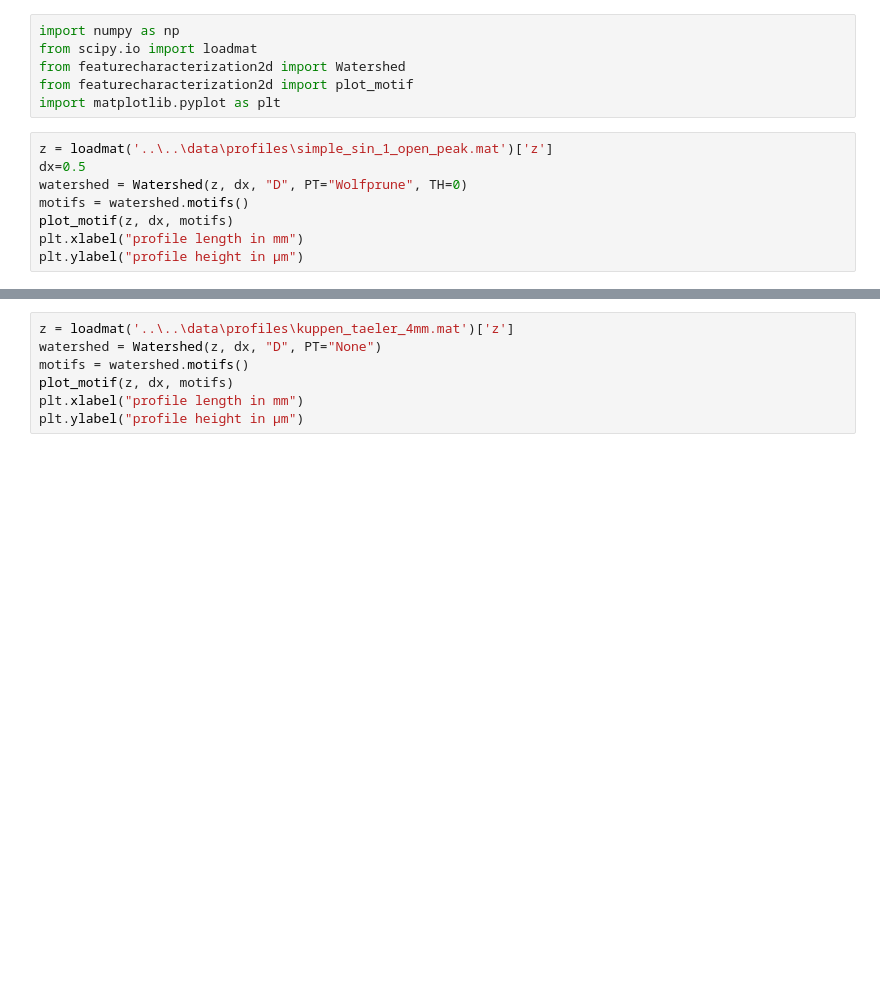
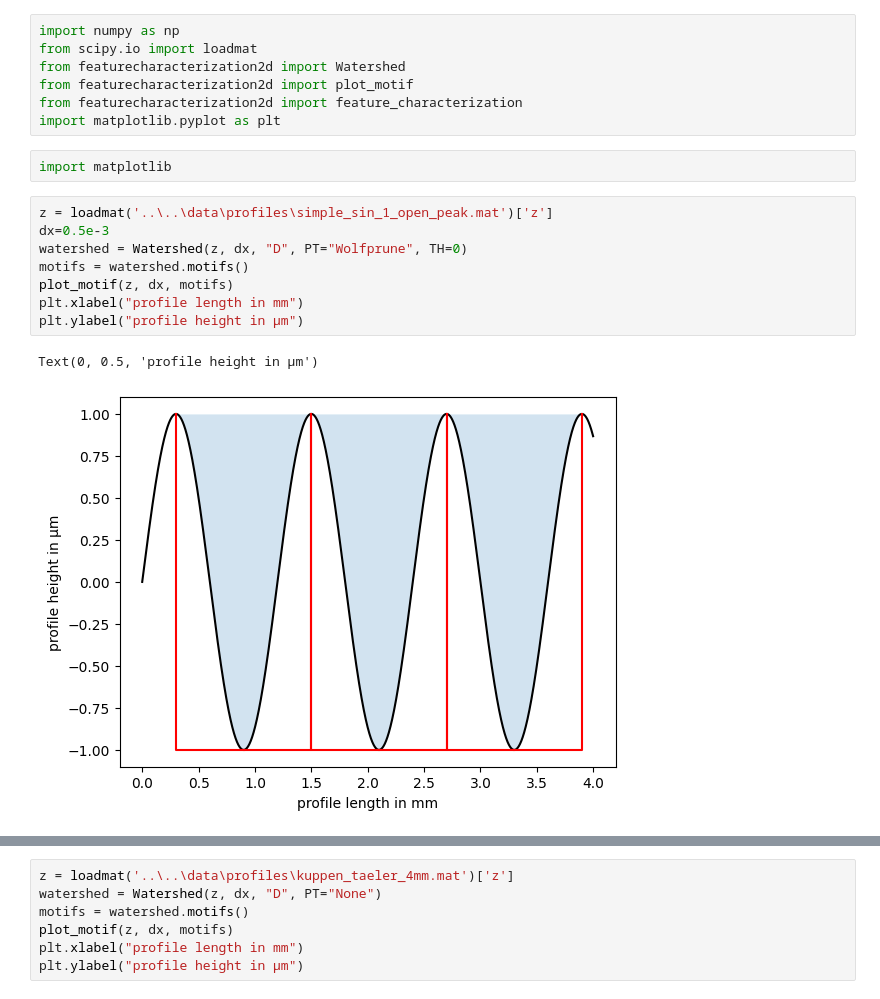
Before and after one commit to mts-public/feature-characterization-for-profile-surface-texture, a Jupyter notebook: python/case_studies/case_studies.ipynb, the cells around one changed output, grey strips where cells are left out. Saved outputs shown, nothing was run; the diff lists cells and outputs as text; blank space fills up the shorter version.

```diff
--- a/python/case_studies/case_studies.ipynb
+++ b/python/case_studies/case_studies.ipynb
@@ -3,15 +3,21 @@ import numpy as np
 from scipy.io import loadmat
 from featurecharacterization2d import Watershed
 from featurecharacterization2d import plot_motif
+from featurecharacterization2d import feature_characterization
 import matplotlib.pyplot as plt
+# %%
+import matplotlib
 # %%
 z = loadmat('..\..\data\profiles\simple_sin_1_open_peak.mat')['z']
-dx=0.5
+dx=0.5e-3
 watershed = Watershed(z, dx, "D", PT="Wolfprune", TH=0)
 motifs = watershed.motifs()
 plot_motif(z, dx, motifs)
 plt.xlabel("profile length in mm")
 plt.ylabel("profile height in μm")
+# %% [output]
+Text(0, 0.5, 'profile height in μm')
+[figure, added]
 # %%
 z = loadmat('..\..\data\profiles\sinus_04_zeros_04.mat')['z']
 watershed = Watershed(z, dx, "D", PT="None")
```
Also changed, not shown: parts of 3 cells of this notebook, 14 other files.
